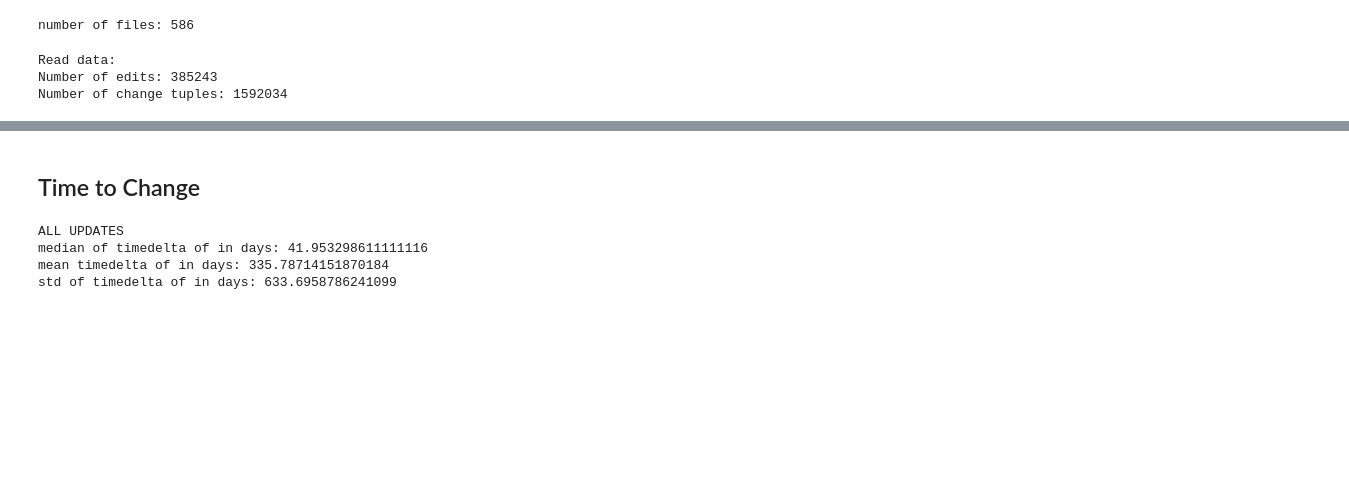
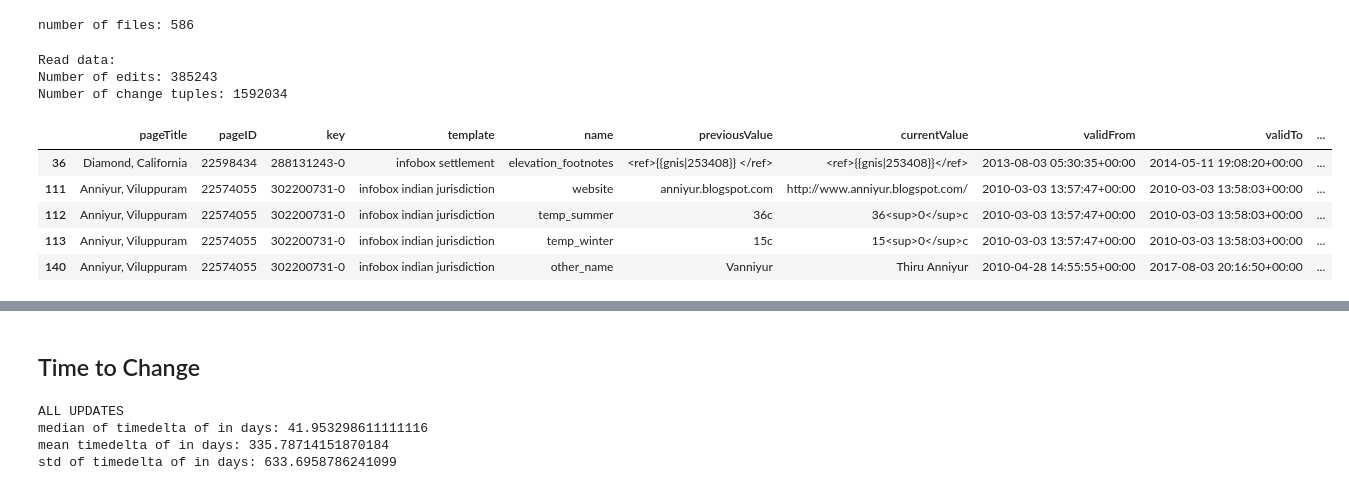
Before and after one commit to HPI-Information-Systems/wikipedia_cleanup, a Jupyter notebook: notebooks/tibor/typo_detection.ipynb, the cells around one changed output, grey strips where cells are left out. Saved outputs shown, nothing was run; the diff lists cells and outputs as text; code cells hidden in the pictures; blank space fills up the shorter version.

Commit message:
Add lookup for all currentValue words  in dict

```diff
--- a/notebooks/tibor/typo_detection.ipynb
+++ b/notebooks/tibor/typo_detection.ipynb
@@ -88,6 +92,21 @@ def get_words_and_dists(str1, str2, only_alpha=False):
 # %%
 def word_in_dict(str1, words_dict):
     return str1 in words_dict
+
+
+def all_words_in_dict(str1, words_dict):
+    lst = skip_no_alpha(str1).lower().split()
+    for string in lst:
+        if(not word_in_dict(string,words_dict)):
+            return False
+    return True
+
+def no_words_in_dict(str1, words_dict):
+    lst = str1.lower().split()
+    for string in lst:
+        if(word_in_dict(string,words_dict)):
+            return True
+    return False
 
 def is_typo_fixed(str1, str2, words_dict, lowercase=True):
     """ Check if typo is fixed.
@@ -96,15 +115,15 @@ def is_typo_fixed(str1, str2, words_dict, lowercase=True):
         return 2: word with swapped first letter (and other changes depending on edit distance)
     """
     # detects number errors (dreher,tippfehler), skipps increments. Only works if skip_no_alpha is false
-    if str1.isdigit() and str2.isdigit() and not is_increment(int(str1),int(str2)):
+    if str1.isdigit() and str2.isdigit() and not is_increment(int(str1), int(str2)):
         return 3
 
-    if is_first_letter_caseswitch(str1,str2):
+    if is_first_letter_caseswitch(str1, str2):
         return 2
 
     if lowercase:
-        str1=str1.lower()
-        str2=str2.lower()
+        str1 = str1.lower()
+        str2 = str2.lower()
 
     # checks if str1 is not in dict but str2 is
     if (not word_in_dict(str1, words_dict) and word_in_dict(str2, words_dict)):
@@ -308,0 +379,9 @@ Number of change tuples: 1592034
+# %%
+data[data["allWordsInDict"] == False].head(5)
+# %% [output]
+|  | pageTitle | pageID | key | template | name | previousValue | currentValue | validFrom | validTo | ... |
+| 36 | Diamond, California | 22598434 | 288131243-0 | infobox settlement | elevation_footnotes | <ref>{{gnis|253408}} </ref> | <ref>{{gnis|253408}}</ref> | 2013-08-03 05:30:35+00:00 | 2014-05-11 19:08:20+00:00 | ... |
+| 111 | Anniyur, Viluppuram | 22574055 | 302200731-0 | infobox indian jurisdiction | website | anniyur.blogspot.com | http://www.anniyur.blogspot.com/ | 2010-03-03 13:57:47+00:00 | 2010-03-03 13:58:03+00:00 | ... |
+| 112 | Anniyur, Viluppuram | 22574055 | 302200731-0 | infobox indian jurisdiction | temp_summer | 36c | 36<sup>0</sup>c | 2010-03-03 13:57:47+00:00 | 2010-03-03 13:58:03+00:00 | ... |
+| 113 | Anniyur, Viluppuram | 22574055 | 302200731-0 | infobox indian jurisdiction | temp_winter | 15c | 15<sup>0</sup>c | 2010-03-03 13:57:47+00:00 | 2010-03-03 13:58:03+00:00 | ... |
+| 140 | Anniyur, Viluppuram | 22574055 | 302200731-0 | infobox indian jurisdiction | other_name | Vanniyur | Thiru Anniyur | 2010-04-28 14:55:55+00:00 | 2017-08-03 20:16:50+00:00 | ... |
```
Also changed, not shown: parts of 9 cells of this notebook.
